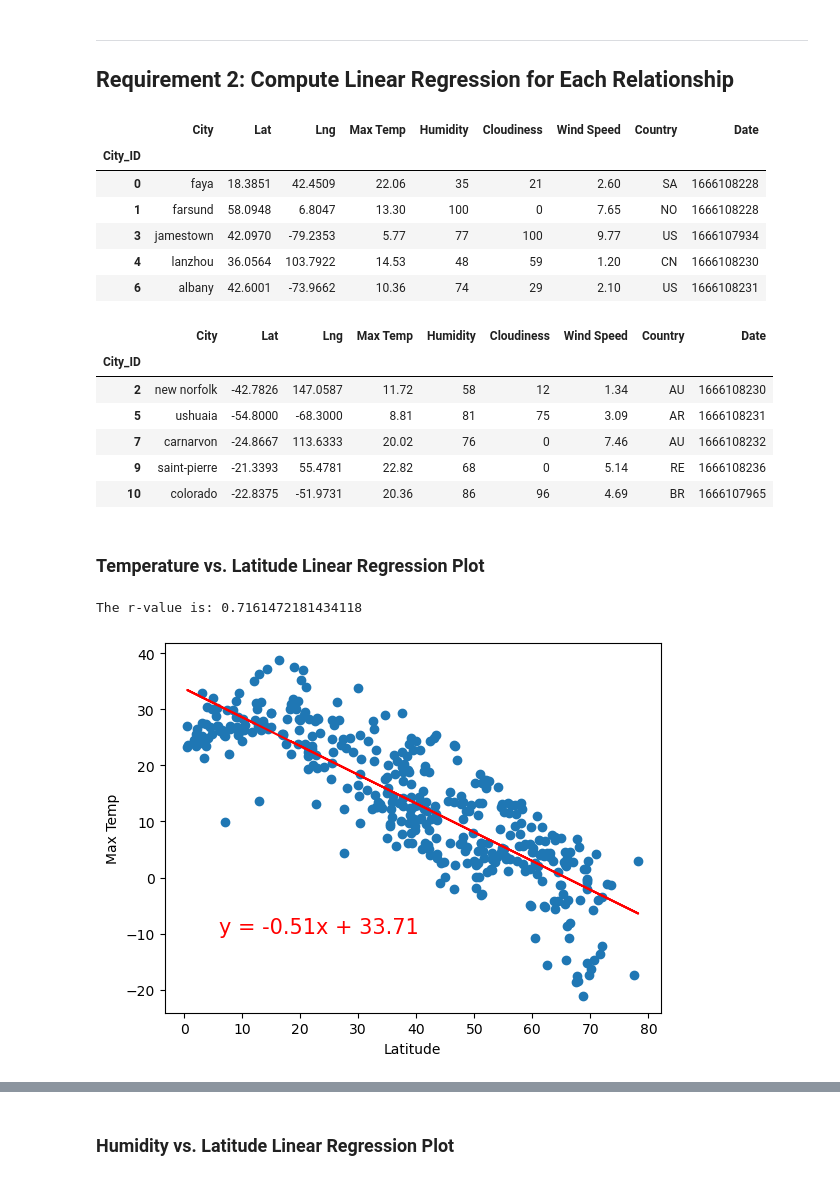
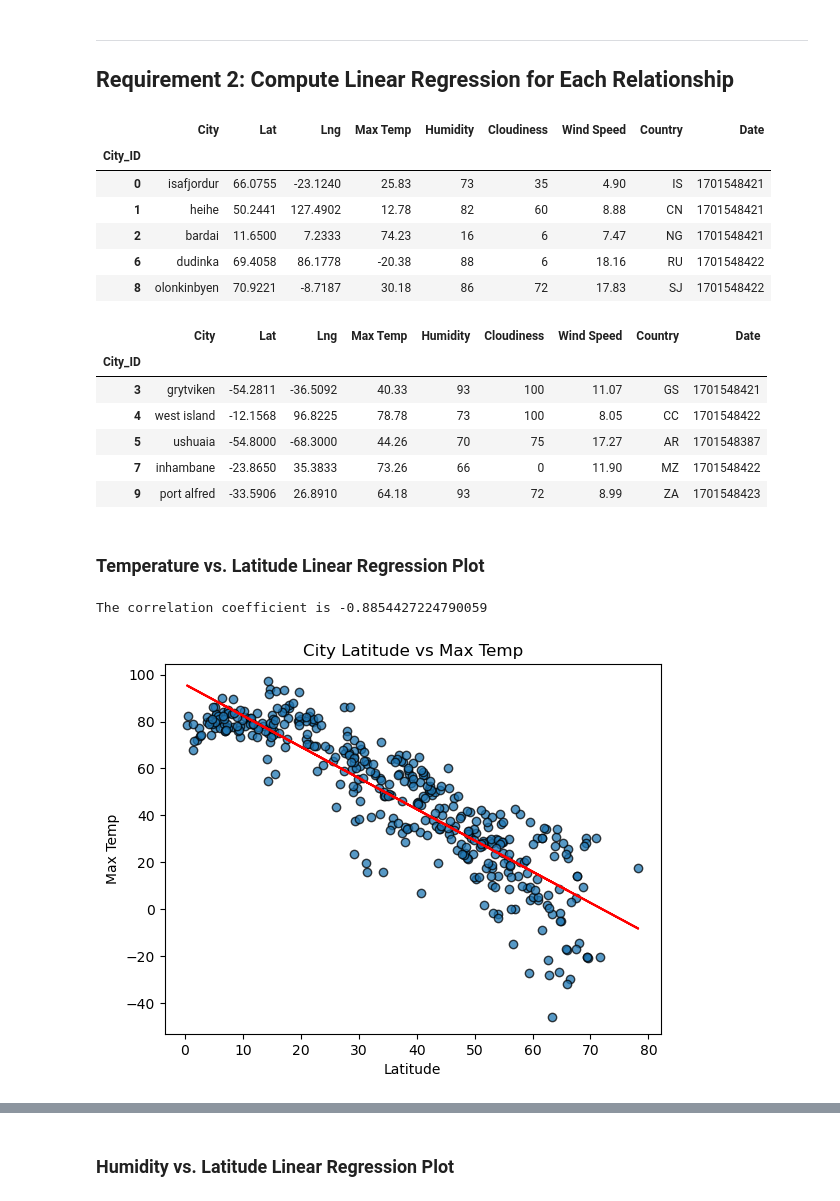
Before and after one commit to FoziaY/python-api-challange, a Jupyter notebook: WeatherPy/WeatherPy.ipynb, the cells around one changed output, grey strips where cells are left out. Drawn from its saved outputs; the diff is of its cells as text; code cells hidden in the pictures.

```diff
--- a/WeatherPy/WeatherPy.ipynb
+++ b/WeatherPy/WeatherPy.ipynb
@@ -172,6 +174,6 @@ city_data_df.to_csv("output_data/cities.csv", index_label="City_ID")
 # %%
-# Read saved data
-city_data_df = pd.read_csv("output_data/cities.csv", index_col="City_ID")
+# Read saved dat
+city_data_df = pd.read_csv("../output_data/cities.csv", index_col="City_ID")
 
 # Display sample data
 city_data_df.head()
@@ -255,24 +273,24 @@ plt.show()
 ## Requirement 2: Compute Linear Regression for Each Relationship
 # %%
 # Define a function to create Linear Regression plots
+# YOUR CODE HERE
 from scipy.stats import linregress
 
 def plot_linear_regression(x_value,y_value,title,x_label,y_label,output_file):
     # linear regression
-    slope, intercept, r_value,p_value,std_err = linregressregress(x_value,y_value)
+    slope, intercept, r_value,p_value,std_err = linregress(x_value,y_value)
     # create my regression line
     regression_line = slope *x_value + intercept
 
     # plot scatter
     plt.scatter(x_value,y_value,edgecolors = "black",alpha = 0.75)
-
     # plot line on my scatter plt
-    plt.plot(x_values,regression_line,color="red")
+    plt.plot(x_value,regression_line,color="red")
 
     plt.title(title)
-    plt.x_label(x_label)
-    plt.y_label(y_label)
-    plt.legend()
+    plt.xlabel(x_label)
+    plt.ylabel(y_label)
+
 
     plt.savefig(output_file)
 
@@ -281,39 +299,42 @@ def plot_linear_regression(x_value,y_value,title,x_label,y_label,output_file):
 # %%
 # Create a DataFrame with the Northern Hemisphere data (Latitude >= 0)
 # YOUR CODE HERE
+northern_hemi_df=city_data_df[city_data_df["Lat"]>=0]
 
 # Display sample data
 northern_hemi_df.head()
 # %% [output]
 |  | City | Lat | Lng | Max Temp | Humidity | Cloudiness | Wind Speed | Country | Date |
 | City_ID |  |  |  |  |  |  |  |  |  |
-| 0 | faya | 18.3851 | 42.4509 | 22.06 | 35 | 21 | 2.60 | SA | 1666108228 |
-| 1 | farsund | 58.0948 | 6.8047 | 13.30 | 100 | 0 | 7.65 | NO | 1666108228 |
-| 3 | jamestown | 42.0970 | -79.2353 | 5.77 | 77 | 100 | 9.77 | US | 1666107934 |
-| 4 | lanzhou | 36.0564 | 103.7922 | 14.53 | 48 | 59 | 1.20 | CN | 1666108230 |
-| 6 | albany | 42.6001 | -73.9662 | 10.36 | 74 | 29 | 2.10 | US | 1666108231 |
+| 0 | isafjordur | 66.0755 | -23.1240 | 25.83 | 73 | 35 | 4.90 | IS | 1701548421 |
+| 1 | heihe | 50.2441 | 127.4902 | 12.78 | 82 | 60 | 8.88 | CN | 1701548421 |
+| 2 | bardai | 11.6500 | 7.2333 | 74.23 | 16 | 6 | 7.47 | NG | 1701548421 |
+| 6 | dudinka | 69.4058 | 86.1778 | -20.38 | 88 | 6 | 18.16 | RU | 1701548422 |
+| 8 | olonkinbyen | 70.9221 | -8.7187 | 30.18 | 86 | 72 | 17.83 | SJ | 1701548422 |
 # %%
 # Create a DataFrame with the Southern Hemisphere data (Latitude < 0)
 # YOUR CODE HERE
-
+southern_hemi_df=city_data_df[city_data_df["Lat"]<=0]
 # Display sample data
 southern_hemi_df.head()
 # %% [output]
 |  | City | Lat | Lng | Max Temp | Humidity | Cloudiness | Wind Speed | Country | Date |
 | City_ID |  |  |  |  |  |  |  |  |  |
-| 2 | new norfolk | -42.7826 | 147.0587 | 11.72 | 58 | 12 | 1.34 | AU | 1666108230 |
-| 5 | ushuaia | -54.8000 | -68.3000 | 8.81 | 81 | 75 | 3.09 | AR | 1666108231 |
-| 7 | carnarvon | -24.8667 | 113.6333 | 20.02 | 76 | 0 | 7.46 | AU | 1666108232 |
-| 9 | saint-pierre | -21.3393 | 55.4781 | 22.82 | 68 | 0 | 5.14 | RE | 1666108236 |
-| 10 | colorado | -22.8375 | -51.9731 | 20.36 | 86 | 96 | 4.69 | BR | 1666107965 |
+| 3 | grytviken | -54.2811 | -36.5092 | 40.33 | 93 | 100 | 11.07 | GS | 1701548421 |
+| 4 | west island | -12.1568 | 96.8225 | 78.78 | 73 | 100 | 8.05 | CC | 1701548422 |
+| 5 | ushuaia | -54.8000 | -68.3000 | 44.26 | 70 | 75 | 17.27 | AR | 1701548387 |
+| 7 | inhambane | -23.8650 | 35.3833 | 73.26 | 66 | 0 | 11.90 | MZ | 1701548422 |
+| 9 | port alfred | -33.5906 | 26.8910 | 64.18 | 93 | 72 | 8.99 | ZA | 1701548423 |
 # %% [markdown]
 ###  Temperature vs. Latitude Linear Regression Plot
 # %%
 # Linear regression on Northern Hemisphere
 # YOUR CODE HERE
+y_var="Max Temp"
+plot_linear_regression(northern_hemi_df["Lat"],northern_hemi_df[y_var],"City Latitude vs Max Temp","Latitude",y_var,"../output_data/Fig3.png")
 # %% [output]
-The r-value is: 0.7161472181434118
+The correlation coefficient is -0.8854427224790059
-[figure, old version]
+[figure, new version]
 # %%
 # Linear regression on Southern Hemisphere
 # YOUR CODE HERE
```
Also changed, not shown: parts of 31 cells of this notebook, 2 other files.
